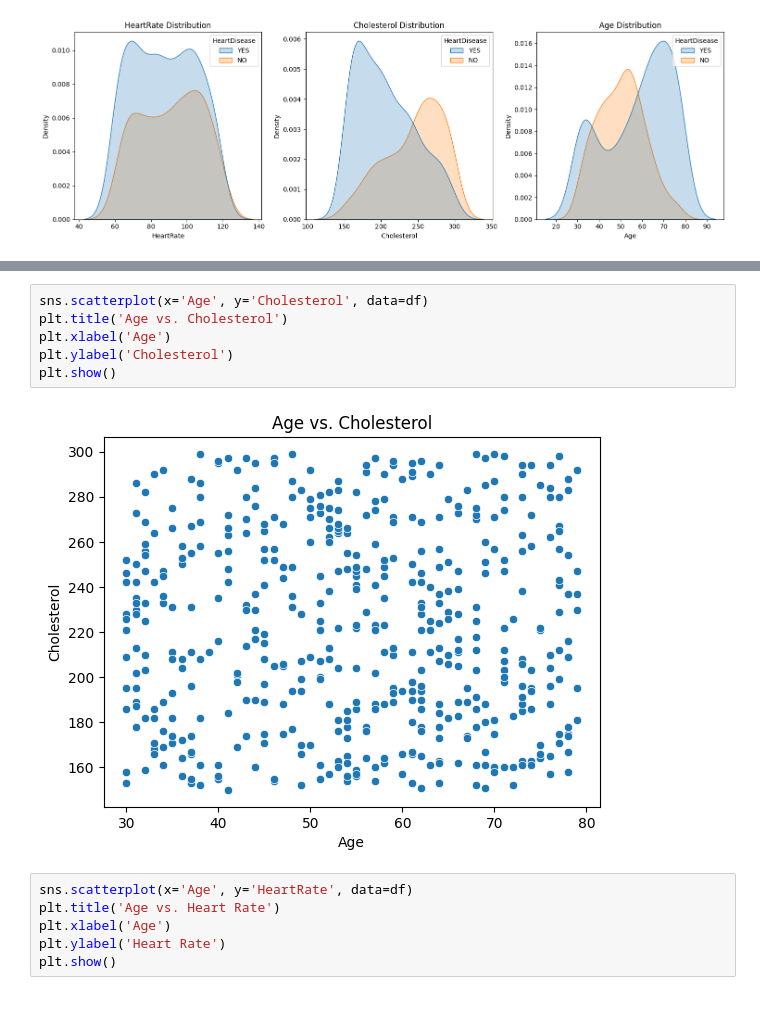
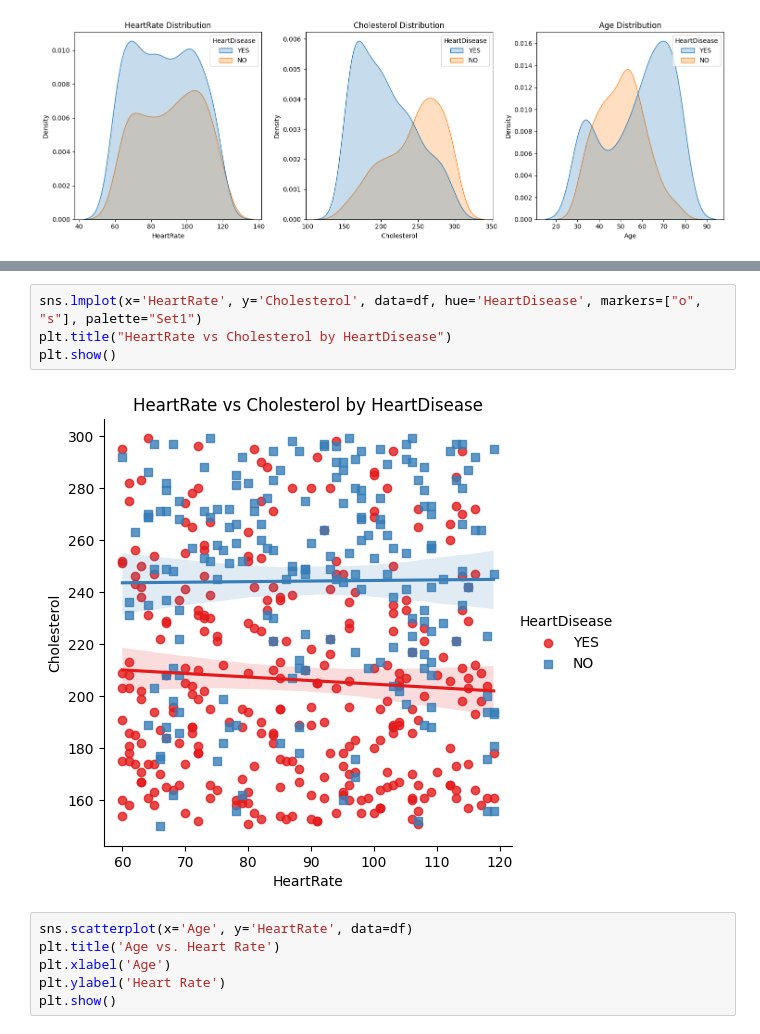
Before and after one commit to draco987987/Heart_Failure_Prediction_Proyect, a Jupyter notebook: jupyter_notebooks/Notebook_Template.ipynb, the cells around one changed output, grey strips where cells are left out. Saved outputs shown, nothing was run; the diff lists cells and outputs as text; blank space fills up the shorter version.

```diff
--- a/jupyter_notebooks/Notebook_Template.ipynb
+++ b/jupyter_notebooks/Notebook_Template.ipynb
@@ -271,11 +273,9 @@ sns.barplot(x='Gender', y='HeartDisease', data=df)
 # %%
-sns.scatterplot(x='Age', y='Cholesterol', data=df)
-plt.title('Age vs. Cholesterol')
-plt.xlabel('Age')
-plt.ylabel('Cholesterol')
+sns.lmplot(x='HeartRate', y='Cholesterol', data=df, hue='HeartDisease', markers=["o", "s"], palette="Set1")
+plt.title("HeartRate vs Cholesterol by HeartDisease")
 plt.show()
 # %% [output]
-[figure, old version]
+[figure, new version]
 # %%
 sns.scatterplot(x='Age', y='HeartRate', data=df)
 plt.title('Age vs. Heart Rate')
```
Also changed, not shown: parts of 11 cells of this notebook, 1 other file.
